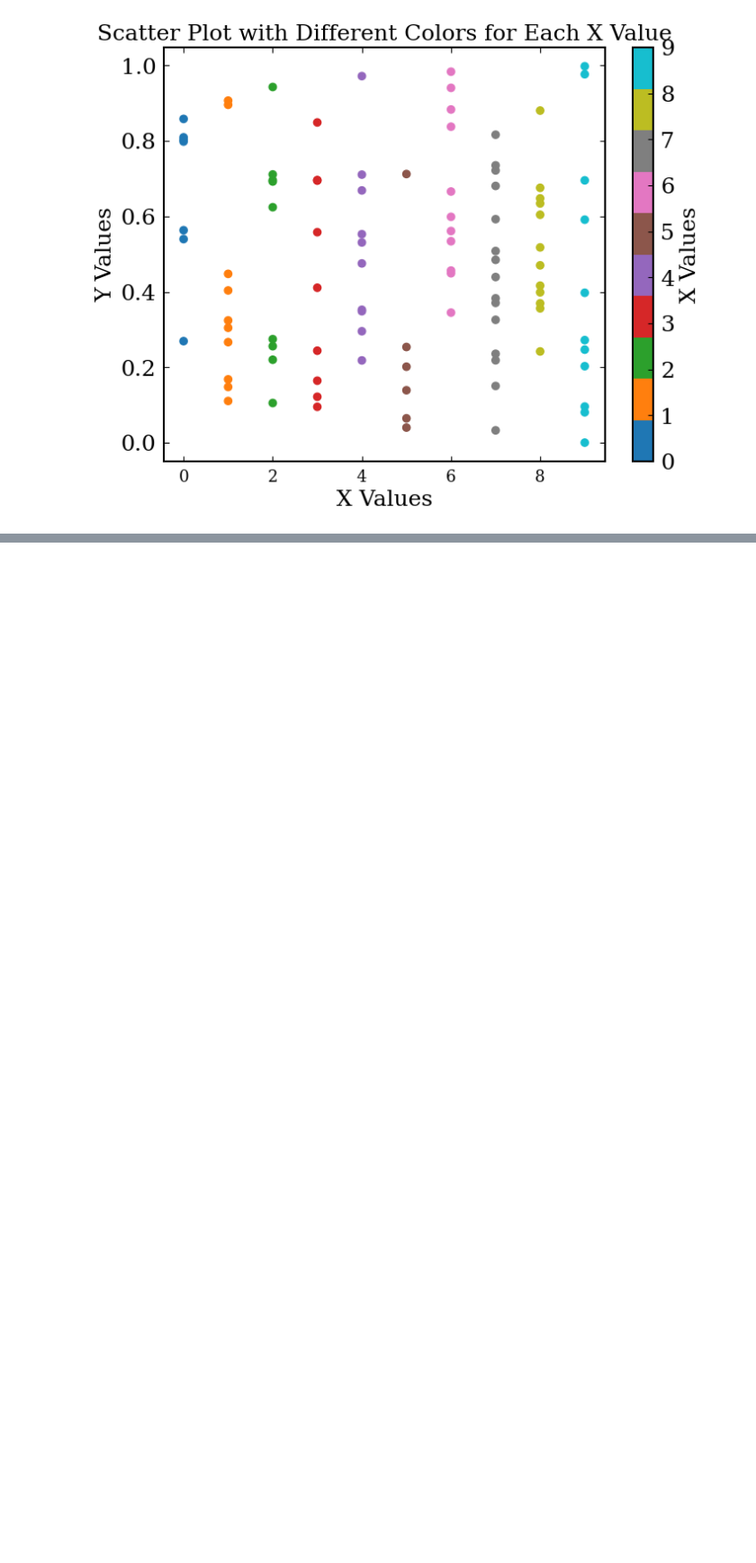
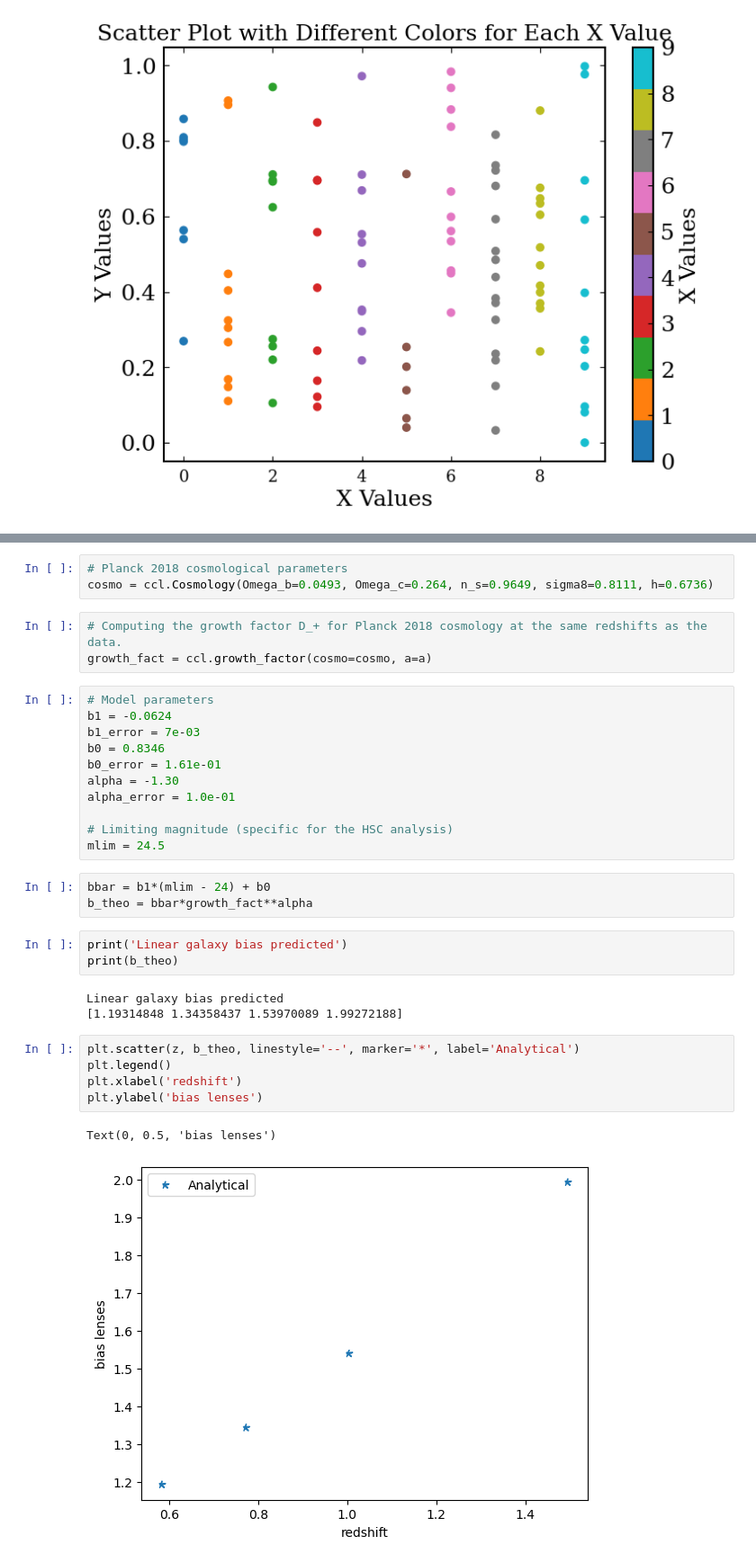
Before and after one commit to davsan06/HSC-PDR1-3x2pt-harmonic-methods, a Jupyter notebook: analysis/NBGalaxyClusteringScaleCuts.ipynb, the cells around one changed output, grey strips where cells are left out. Shown at 90% size. Cells and saved outputs as stored; diff of their text form; blank space fills up the shorter version.

```diff
--- a/analysis/NBGalaxyClusteringScaleCuts.ipynb
+++ b/analysis/NBGalaxyClusteringScaleCuts.ipynb
@@ -910,0 +1186,34 @@ plt.show()
+# %%
+# Planck 2018 cosmological parameters
+cosmo = ccl.Cosmology(Omega_b=0.0493, Omega_c=0.264, n_s=0.9649, sigma8=0.8111, h=0.6736)
+# %%
+# Computing the growth factor D_+ for Planck 2018 cosmology at the same redshifts as the data.
+growth_fact = ccl.growth_factor(cosmo=cosmo, a=a)
+# %%
+# Model parameters
+b1 = -0.0624
+b1_error = 7e-03
+b0 = 0.8346
+b0_error = 1.61e-01
+alpha = -1.30
+alpha_error = 1.0e-01
+
+# Limiting magnitude (specific for the HSC analysis)
+mlim = 24.5
+# %%
+bbar = b1*(mlim - 24) + b0
+b_theo = bbar*growth_fact**alpha
+# %%
+print('Linear galaxy bias predicted')
+print(b_theo)
+# %% [output]
+Linear galaxy bias predicted
+[1.19314848 1.34358437 1.53970089 1.99272188]
+# %%
+plt.scatter(z, b_theo, linestyle='--', marker='*', label='Analytical')
+plt.legend()
+plt.xlabel('redshift')
+plt.ylabel('bias lenses')
+# %% [output]
+Text(0, 0.5, 'bias lenses')
+[figure, added]
```
Also changed, not shown: parts of 19 cells of this notebook.
